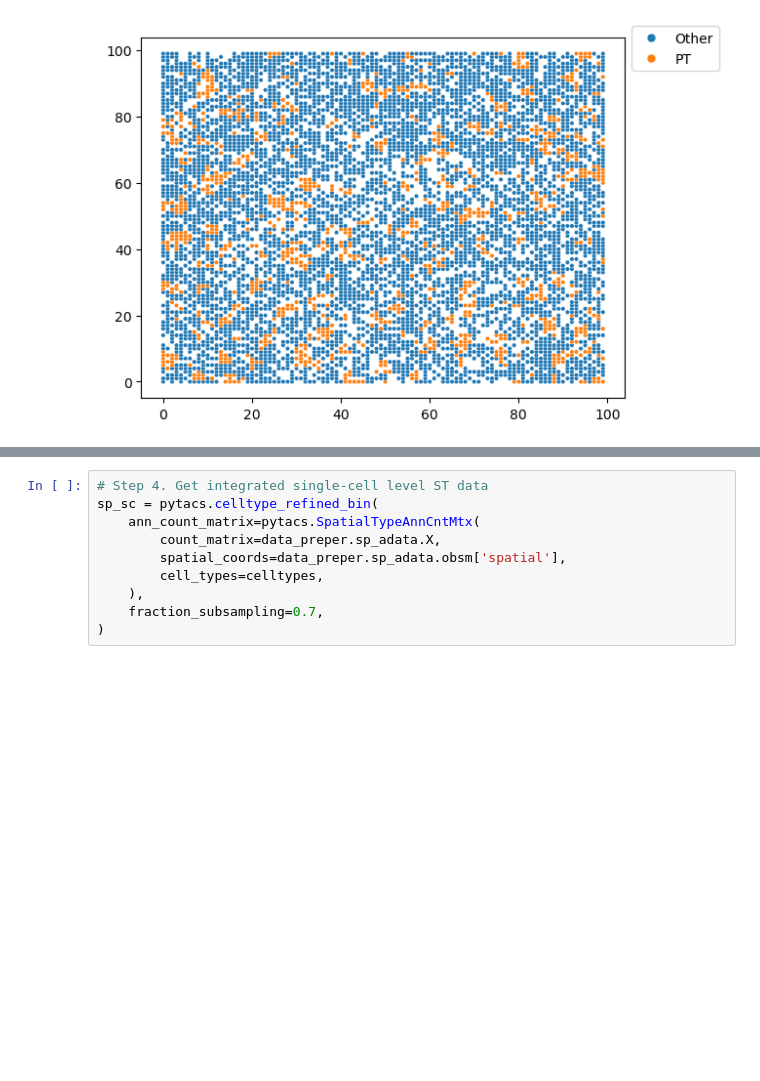
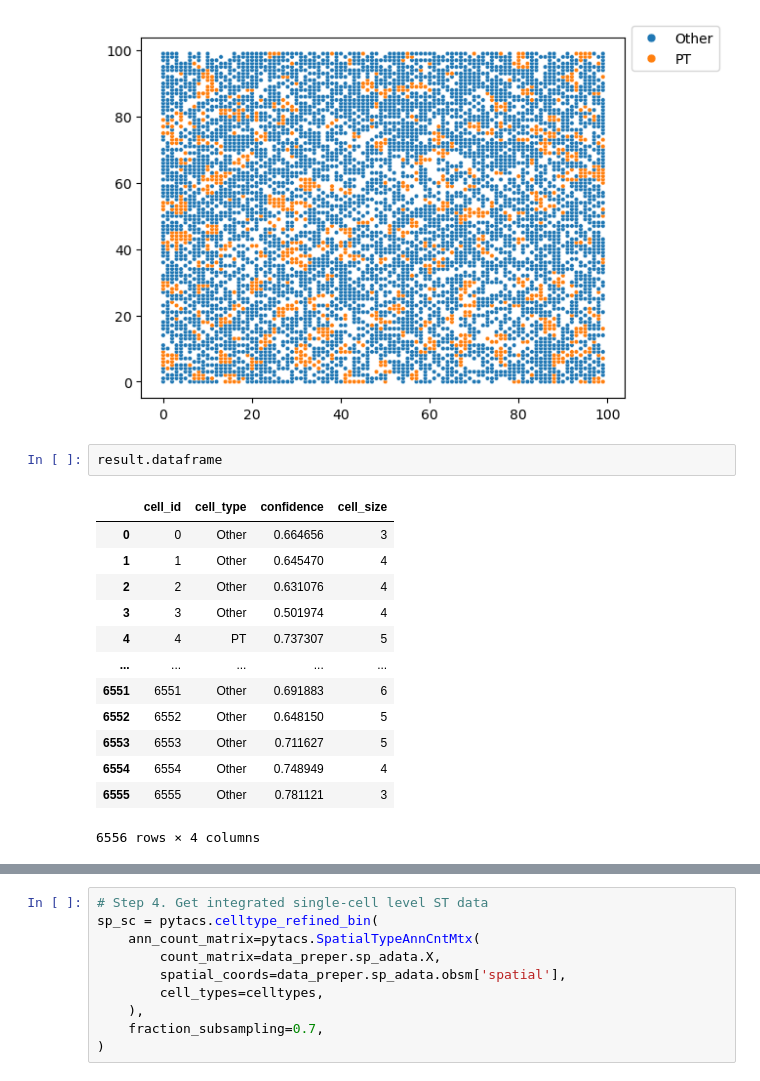
Before and after one commit to LIU-Xnd/pytacs, a Jupyter notebook: data/demo/demo.ipynb, the cells around one changed output, grey strips where cells are left out. Saved outputs shown, nothing was run; the diff lists cells and outputs as text; blank space fills up the shorter version.

```diff
--- a/data/demo/demo.ipynb
+++ b/data/demo/demo.ipynb
@@ -59,3 +59,19 @@ plt.legend(bbox_to_anchor=(1,1.05), loc='upper left', markerscale=2,)
 plt.show()
 # %% [output]
 [figure]
+# %%
+result.dataframe
+# %% [output]
+|  | cell_id | cell_type | confidence | cell_size |
+| 0 | 0 | Other | 0.664656 | 3 |
+| 1 | 1 | Other | 0.645470 | 4 |
+| 2 | 2 | Other | 0.631076 | 4 |
+| 3 | 3 | Other | 0.501974 | 4 |
+| 4 | 4 | PT | 0.737307 | 5 |
+| ... | ... | ... | ... | ... |
+| 6551 | 6551 | Other | 0.691883 | 6 |
+| 6552 | 6552 | Other | 0.648150 | 5 |
+| 6553 | 6553 | Other | 0.711627 | 5 |
+| 6554 | 6554 | Other | 0.748949 | 4 |
+| 6555 | 6555 | Other | 0.781121 | 3 |
+6556 rows × 4 columns
```
Also changed, not shown: parts of 1 cell of this notebook, 2 other files.
